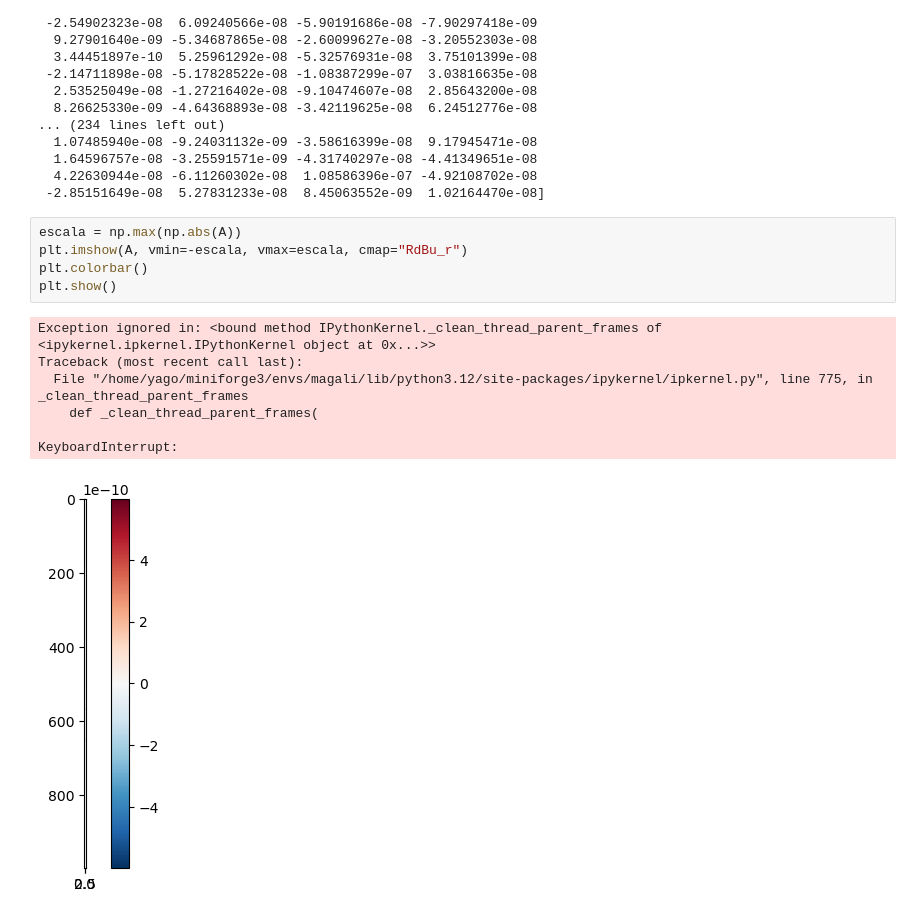
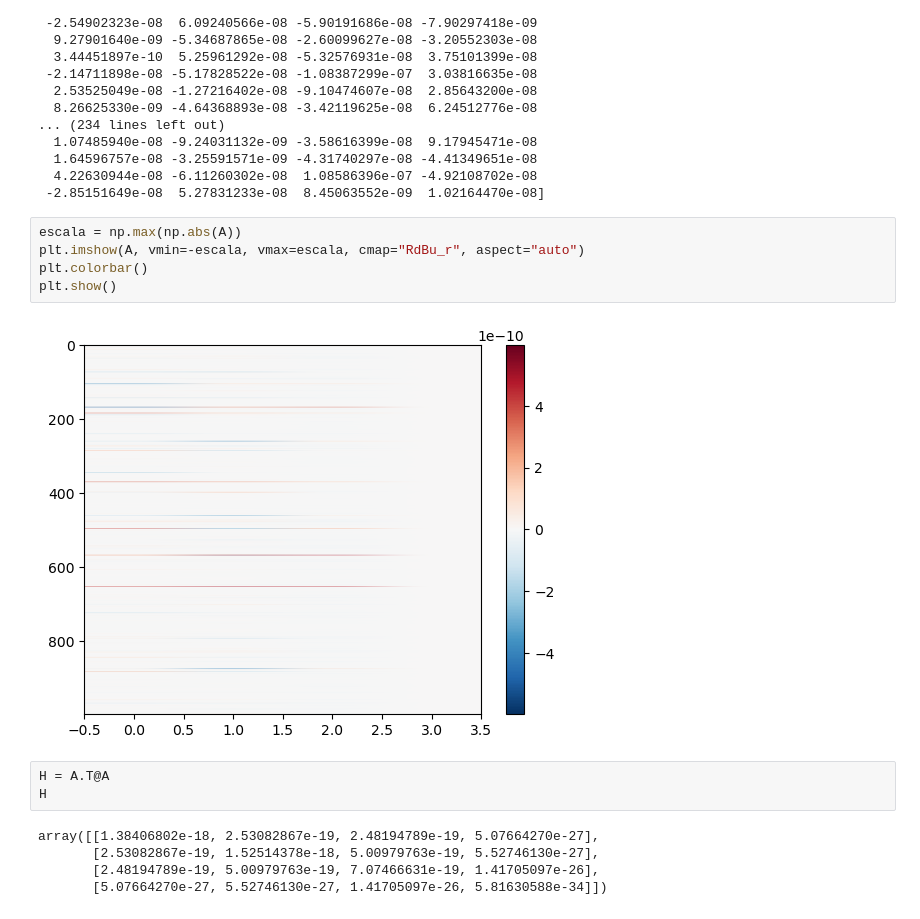
Before and after one commit to YagoMCastro/inversion-msc-2025, a Jupyter notebook: inv_grav.ipynb, the cells around one changed output. Cells and saved outputs as stored; diff of their text form.

```diff
--- a/inv_grav.ipynb
+++ b/inv_grav.ipynb
@@ -125,14 +125,16 @@ print(dados_ruido)
  -2.85151649e-08  5.27831233e-08  8.45063552e-09  1.02164470e-08]
 # %%
 escala = np.max(np.abs(A))
-plt.imshow(A, vmin=-escala, vmax=escala, cmap="RdBu_r")
+plt.imshow(A, vmin=-escala, vmax=escala, cmap="RdBu_r", aspect="auto")
 plt.colorbar()
 plt.show()
 # %% [output]
-Exception ignored in: <bound method IPythonKernel._clean_thread_parent_frames of <ipykernel.ipkernel.IPythonKernel object at 0x...>>
-Traceback (most recent call last):
-  File "/home/yago/miniforge3/envs/magali/lib/python3.12/site-packages/ipykernel/ipkernel.py", line 775, in _clean_thread_parent_frames
-    def _clean_thread_parent_frames(
-
-KeyboardInterrupt:
-[figure, old version]
+[figure, new version]
+# %%
+H = A.T@A
+H
+# %% [output]
+array([[1.38406802e-18, 2.53082867e-19, 2.48194789e-19, 5.07664270e-27],
+       [2.53082867e-19, 1.52514378e-18, 5.00979763e-19, 5.52746130e-27],
+       [2.48194789e-19, 5.00979763e-19, 7.07466631e-19, 1.41705097e-26],
+       [5.07664270e-27, 5.52746130e-27, 1.41705097e-26, 5.81630588e-34]])
```
Also changed, not shown: parts of 3 cells of this notebook.
